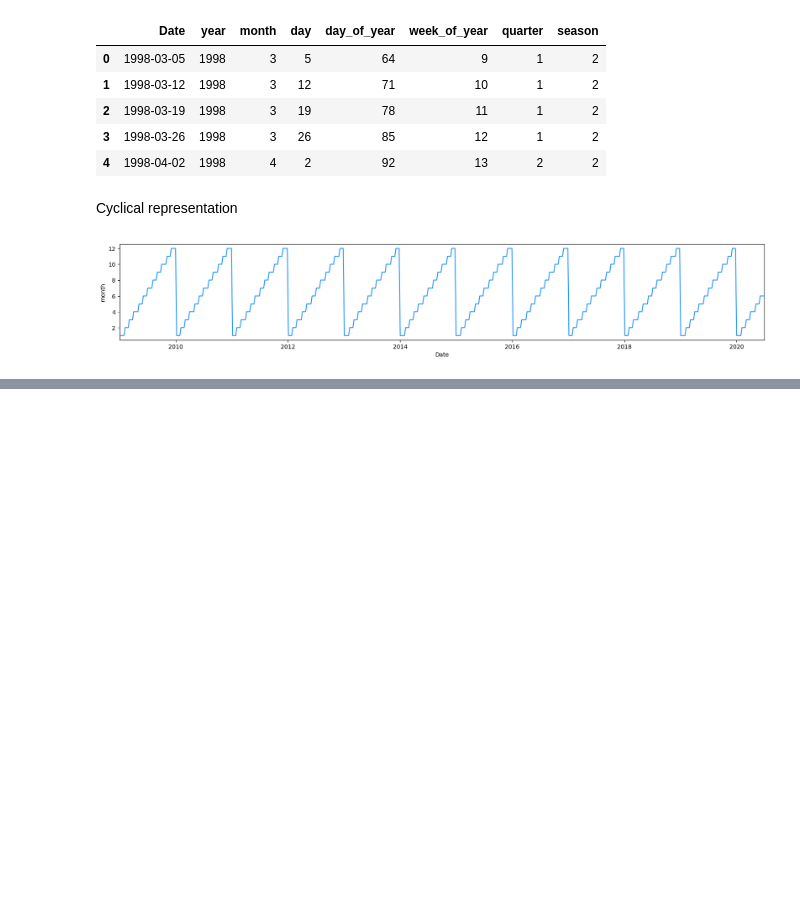
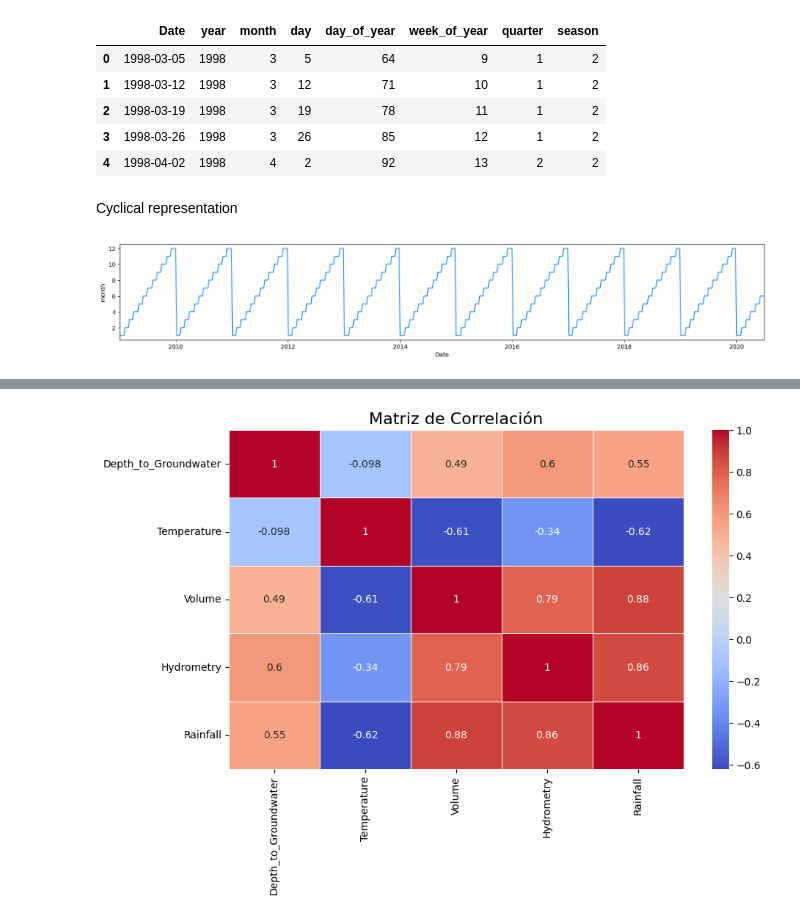
Before and after one commit to Munchkinland/Time-Series-Acea-Smart-Water-Analytics-, a Jupyter notebook: src/explore.ipynb, the cells around one changed output, grey strips where cells are left out. Drawn from its saved outputs; the diff is of its cells as text; code cells hidden in the pictures; blank space fills up the shorter version.

```diff
--- a/src/explore.ipynb
+++ b/src/explore.ipynb
@@ -475,0 +581,20 @@ plt.show()
+# %%
+import seaborn as sns
+import matplotlib.pyplot as plt
+
+# Selecciona las columnas de interés
+columns_of_interest = ['Depth_to_Groundwater', 'Temperature', 'Volume', 'Hydrometry', 'Rainfall']
+
+# Filtra el DataFrame original para incluir solo las columnas de interés
+subset_data = total_data[columns_of_interest]
+
+# Calcula la matriz de correlación para las columnas seleccionadas
+correlation_matrix = subset_data.corr()
+
+# Crea un mapa de calor (heatmap) para visualizar la matriz de correlación
+plt.figure(figsize=(10, 6))
+sns.heatmap(correlation_matrix, annot=True, cmap='coolwarm', linewidths=0.5)
+plt.title('Matriz de Correlación', fontsize=16)
+plt.show()
+# %% [output]
+[figure, added]
```
Also changed, not shown: parts of 16 cells of this notebook, 3 other files.
